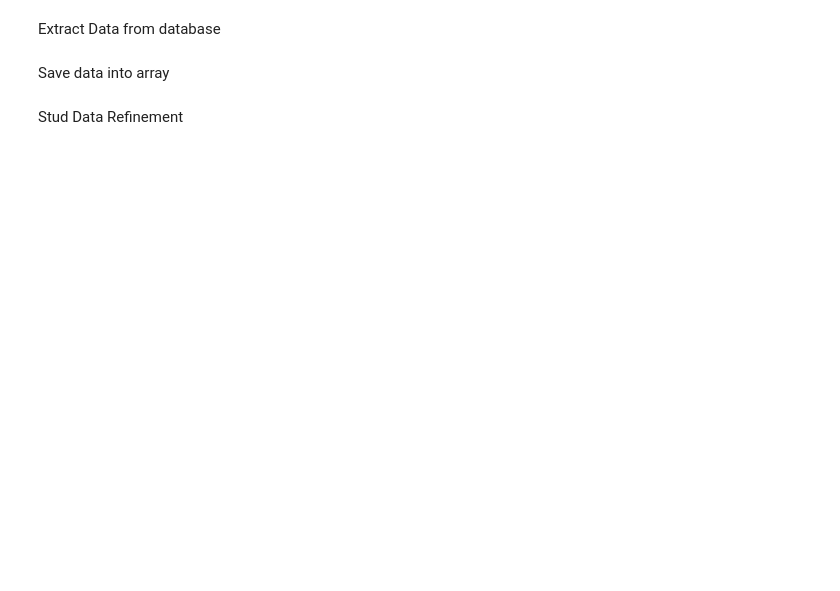
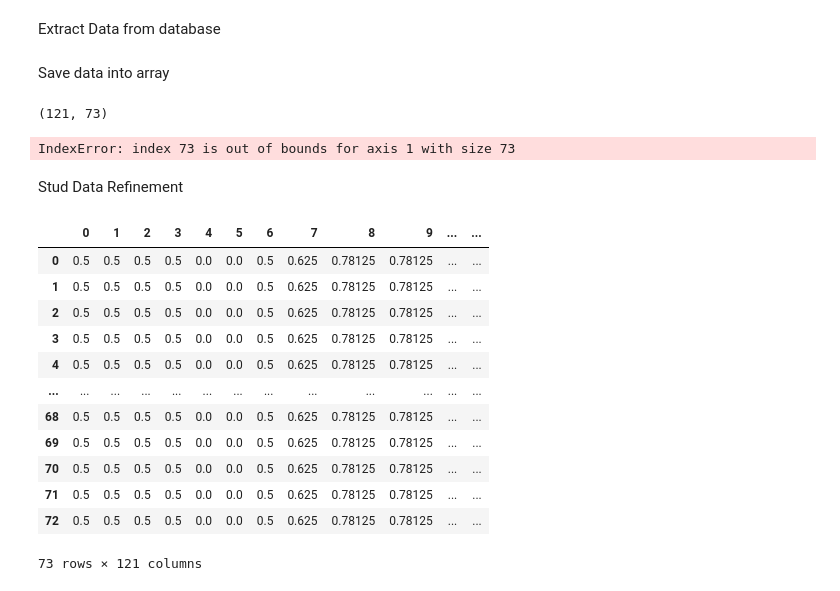
Before and after one commit to Wall-Insiders/heatmap_processing, a Jupyter notebook: data_gen_vis_database.ipynb, the cells around one changed output. Drawn from its saved outputs; the diff is of its cells as text; code cells hidden in the pictures; blank space fills up the shorter version.

```diff
--- a/data_gen_vis_database.ipynb
+++ b/data_gen_vis_database.ipynb
@@ -12,8 +12,8 @@ import sqlite3
 # %% [markdown]
 Database Generation Parameters
 # %%
-wall_width, wall_height = 120, 360
-num_studs = 50
+wall_width, wall_height = 72, 120
+num_studs = 40
 base_name = "test1"
 # %% [markdown]
 Simulation Parameters
@@ -39,7 +38,10 @@ data = cur.fetchall()
 # %% [markdown]
 Save data into array
 # %%
-stud_array = np.zeros([wall_width, wall_height], dtype=float)
+stud_array = np.zeros([wall_height+1, wall_width+1], dtype=float)
+stud_array.shape
+# %% [output]
+(121, 73)
 # %%
 # Save coordinates to numpy array
 for coord in data:
@@ -47,12 +49,40 @@ for coord in data:
    x_coord, y_coord = coord[0], coord[1]
 
    # Check of overlapping studs
-   if(stud_array[y_coord, x_coord] > 0 and
-      stud_array[y_coord, x_coord] <= 1):
+   if(stud_array[x_coord, y_coord] > 0):
+      if(stud_array[x_coord, y_coord] < 1):
+         stud_array[:, y_coord] = (stud_array[x_coord, y_coord] * stud_probability) + stud_array[x_coord,y_coord]
 
-      data[:, x_coord] = (data[y_coord, x_coord] * stud_probability) + data[y_coord,x_coord]
-      continue
+   stud_array[:, y_coord] = base_stud_prob
 
-   stud_array[:, x_coord] = base_stud_prob
+   # Expand the 4 coordinates by (x+1,y) of 3 iterations (2x4 stud dimension)
+   for y in range(1,stud_type_length,1):
+      if(x_coord+y < (wall_width+1)):
+
+         if(stud_array[x_coord, y_coord+y] < 1 and stud_array[x_coord, y_coord+y] > 0):
+               stud_array[:, y_coord+y] = (stud_array[x_coord,y_coord+y] * stud_probability) + stud_array[x_coord,y_coord+y]
+               continue
+
+         stud_array[:, y_coord+y] = base_stud_prob
+# %% [output]
+IndexError: index 73 is out of bounds for axis 1 with size 73
 # %% [markdown]
 Stud Data Refinement
+# %%
+stud_array[stud_array > 1] = 1
+df = pd.DataFrame(stud_array)
+df
+# %% [output]
+|  | 0 | 1 | 2 | 3 | 4 | 5 | 6 | 7 | 8 | 9 | ... | ... |
+| 0 | 0.5 | 0.5 | 0.5 | 0.5 | 0.0 | 0.0 | 0.5 | 0.625 | 0.78125 | 0.78125 | ... | ... |
+| 1 | 0.5 | 0.5 | 0.5 | 0.5 | 0.0 | 0.0 | 0.5 | 0.625 | 0.78125 | 0.78125 | ... | ... |
+| 2 | 0.5 | 0.5 | 0.5 | 0.5 | 0.0 | 0.0 | 0.5 | 0.625 | 0.78125 | 0.78125 | ... | ... |
+| 3 | 0.5 | 0.5 | 0.5 | 0.5 | 0.0 | 0.0 | 0.5 | 0.625 | 0.78125 | 0.78125 | ... | ... |
+| 4 | 0.5 | 0.5 | 0.5 | 0.5 | 0.0 | 0.0 | 0.5 | 0.625 | 0.78125 | 0.78125 | ... | ... |
+| ... | ... | ... | ... | ... | ... | ... | ... | ... | ... | ... | ... | ... |
+| 68 | 0.5 | 0.5 | 0.5 | 0.5 | 0.0 | 0.0 | 0.5 | 0.625 | 0.78125 | 0.78125 | ... | ... |
+| 69 | 0.5 | 0.5 | 0.5 | 0.5 | 0.0 | 0.0 | 0.5 | 0.625 | 0.78125 | 0.78125 | ... | ... |
+| 70 | 0.5 | 0.5 | 0.5 | 0.5 | 0.0 | 0.0 | 0.5 | 0.625 | 0.78125 | 0.78125 | ... | ... |
+| 71 | 0.5 | 0.5 | 0.5 | 0.5 | 0.0 | 0.0 | 0.5 | 0.625 | 0.78125 | 0.78125 | ... | ... |
+| 72 | 0.5 | 0.5 | 0.5 | 0.5 | 0.0 | 0.0 | 0.5 | 0.625 | 0.78125 | 0.78125 | ... | ... |
+73 rows × 121 columns
```
Also changed, not shown: parts of 4 cells of this notebook, 1 other file.
